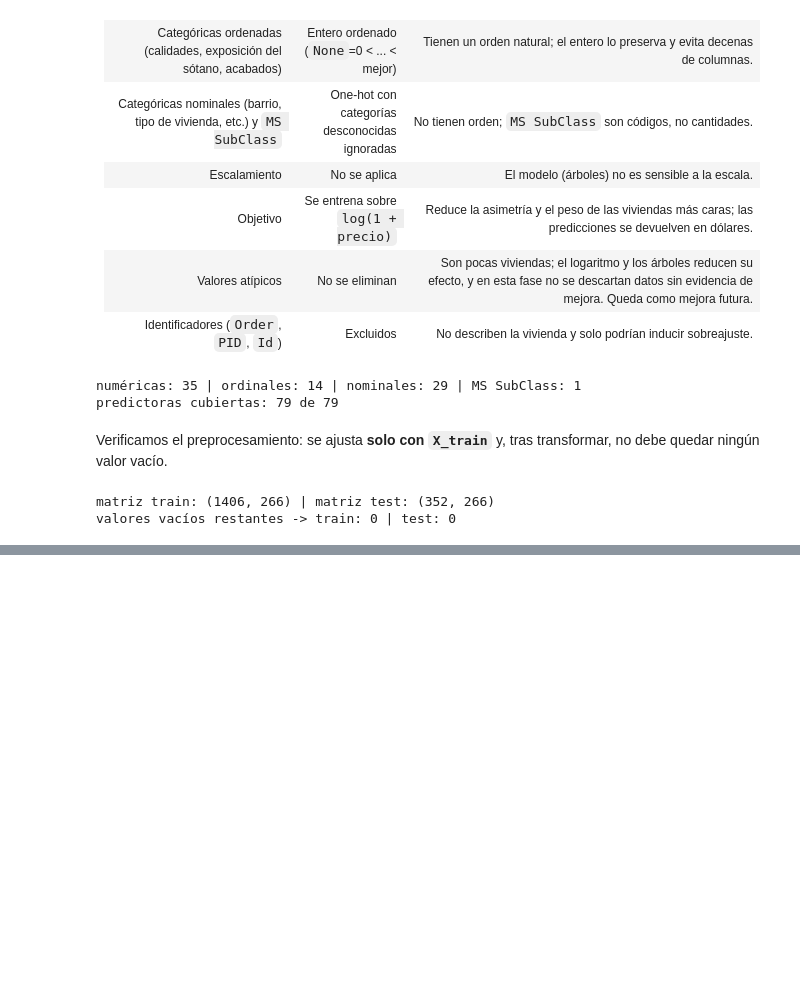
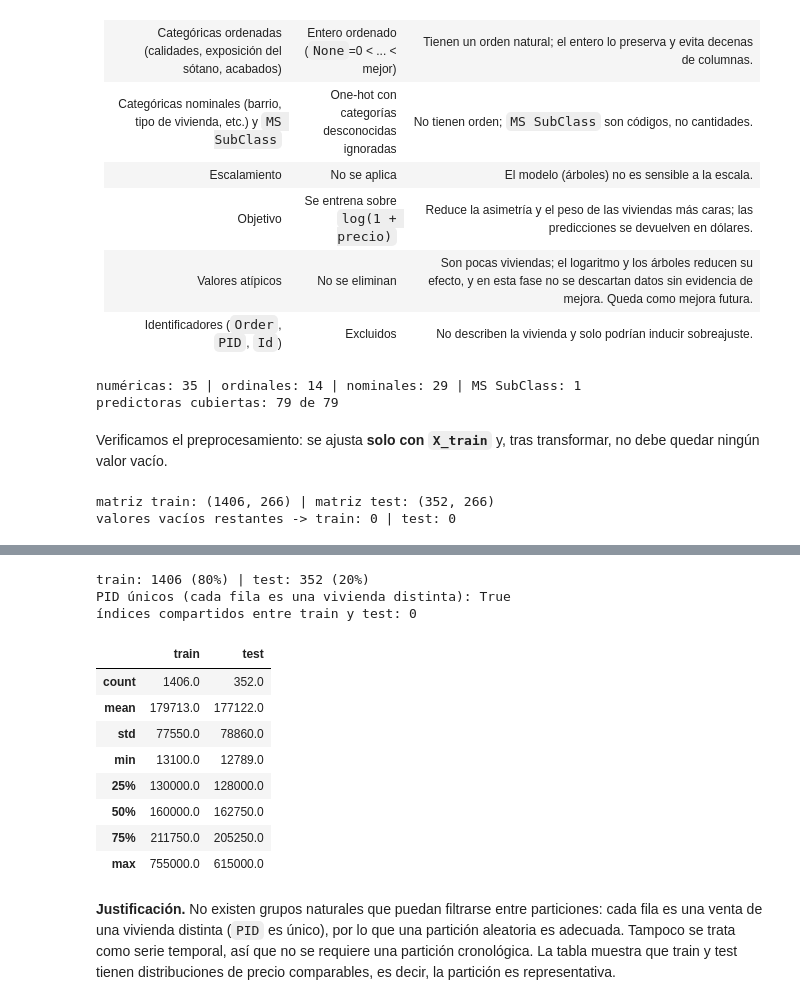
Before and after one commit to SebasGomez4/Proyecto_Modelos_I, a Jupyter notebook: fase-1/notebook.ipynb, the cells around one changed output, grey strips where cells are left out. Cells and saved outputs as stored; diff of their text form; code cells hidden in the pictures; blank space fills up the shorter version.

Commit message:
feat(split): documenta la separación entrenamiento/prueba

```diff
--- a/fase-1/notebook.ipynb
+++ b/fase-1/notebook.ipynb
@@ -336,0 +343,20 @@ valores vacíos restantes -> train: 0 | test: 0
+# %%
+print(f"train: {len(X_train)} ({len(X_train)/len(X):.0%}) | test: {len(X_test)} ({len(X_test)/len(X):.0%})")
+print("PID únicos (cada fila es una vivienda distinta):", d["PID"].is_unique)
+print("índices compartidos entre train y test:", len(set(X_train.index) & set(X_test.index)))
+pd.DataFrame({"train": y_train.describe(), "test": y_test.describe()}).round(0)
+# %% [output]
+train: 1406 (80%) | test: 352 (20%)
+PID únicos (cada fila es una vivienda distinta): True
+índices compartidos entre train y test: 0
+|  | train | test |
+| count | 1406.0 | 352.0 |
+| mean | 179713.0 | 177122.0 |
+| std | 77550.0 | 78860.0 |
+| min | 13100.0 | 12789.0 |
+| 25% | 130000.0 | 128000.0 |
+| 50% | 160000.0 | 162750.0 |
+| 75% | 211750.0 | 205250.0 |
+| max | 755000.0 | 615000.0 |
+# %% [markdown]
+**Justificación.** No existen grupos naturales que puedan filtrarse entre particiones: cada fila es una venta de una vivienda distinta (`PID` es único), por lo que una partición aleatoria es adecuada. Tampoco se trata como serie temporal, así que no se requiere una partición cronológica. La tabla muestra que train y test tienen distribuciones de precio comparables, es decir, la partición es representativa.
```
Also changed, not shown: parts of 1 cell of this notebook.
